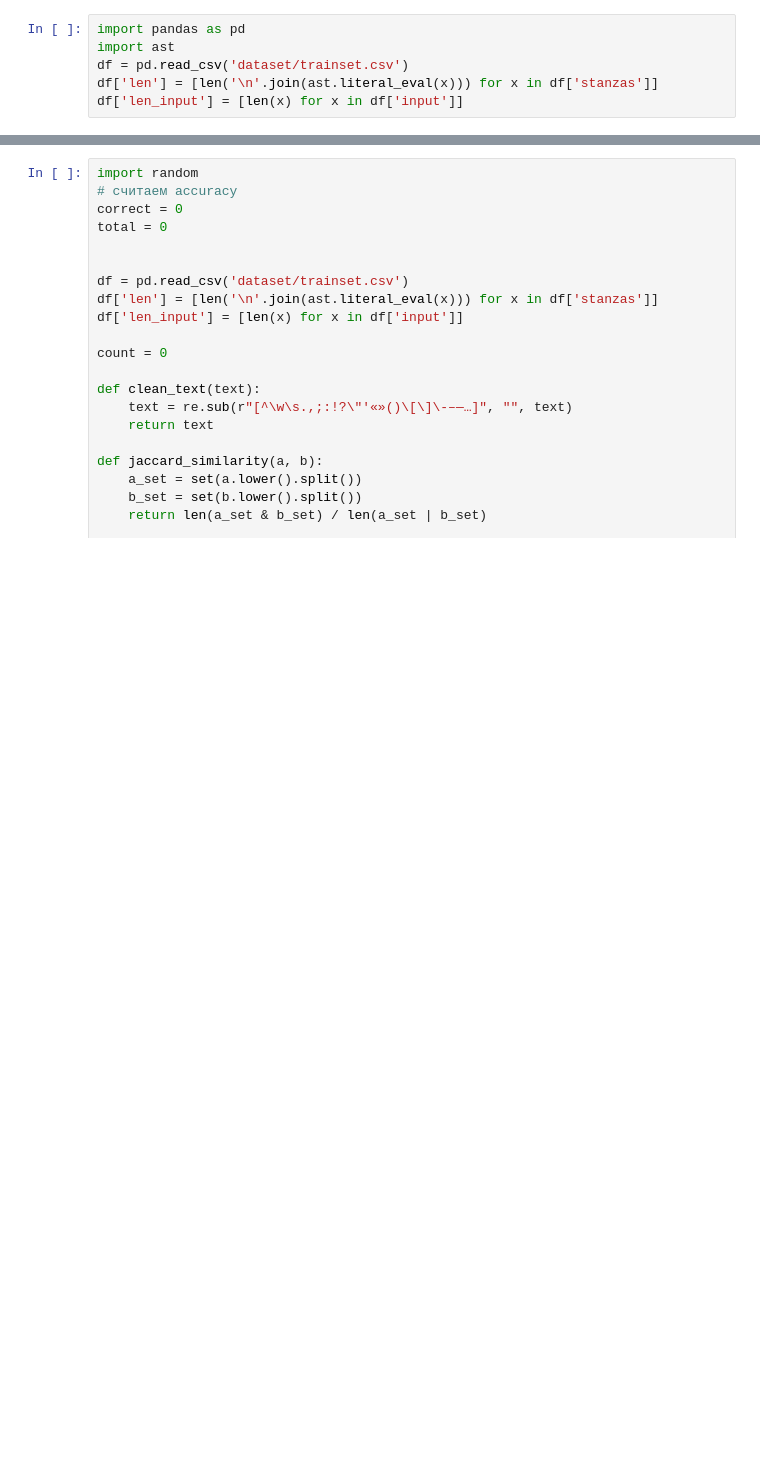
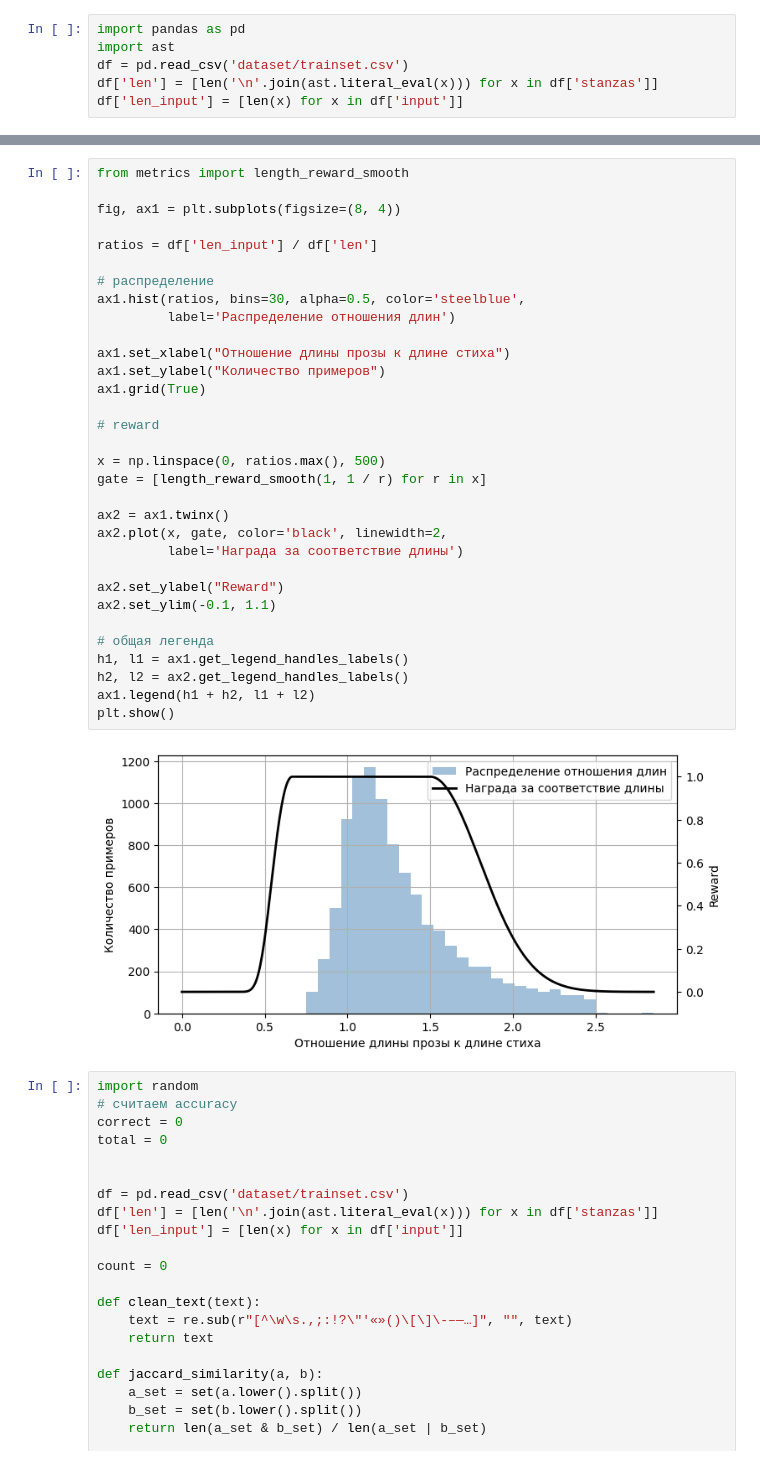
Before and after one commit to MarinaDistler/Prose-to-Poetry-RL, a Jupyter notebook: dataset-creation/check-metrics.ipynb, the cells around one changed output, grey strips where cells are left out. Saved outputs shown, nothing was run; the diff lists cells and outputs as text; blank space fills up the shorter version.

Commit message:
add len reward graphic

```diff
--- a/dataset-creation/check-metrics.ipynb
+++ b/dataset-creation/check-metrics.ipynb
@@ -676,3 +518,37 @@ plt.legend()
+# %%
+from metrics import length_reward_smooth
+
+fig, ax1 = plt.subplots(figsize=(8, 4))
+
+ratios = df['len_input'] / df['len']
+
+# распределение
+ax1.hist(ratios, bins=30, alpha=0.5, color='steelblue',
+         label='Распределение отношения длин')
+
+ax1.set_xlabel("Отношение длины прозы к длине стиха")
+ax1.set_ylabel("Количество примеров")
+ax1.grid(True)
+
+# reward
+
+x = np.linspace(0, ratios.max(), 500)
+gate = [length_reward_smooth(1, 1 / r) for r in x]
+
+ax2 = ax1.twinx()
+ax2.plot(x, gate, color='black', linewidth=2,
+         label='Награда за соответствие длины')
+
+ax2.set_ylabel("Reward")
+ax2.set_ylim(-0.1, 1.1)
+
+# общая легенда
+h1, l1 = ax1.get_legend_handles_labels()
+h2, l2 = ax2.get_legend_handles_labels()
+ax1.legend(h1 + h2, l1 + l2)
+plt.show()
+# %% [output]
+[figure, added]
 # %%
 import random
 # считаем accuracy
```
Also changed, not shown: parts of 21 cells of this notebook, 1 other file.
